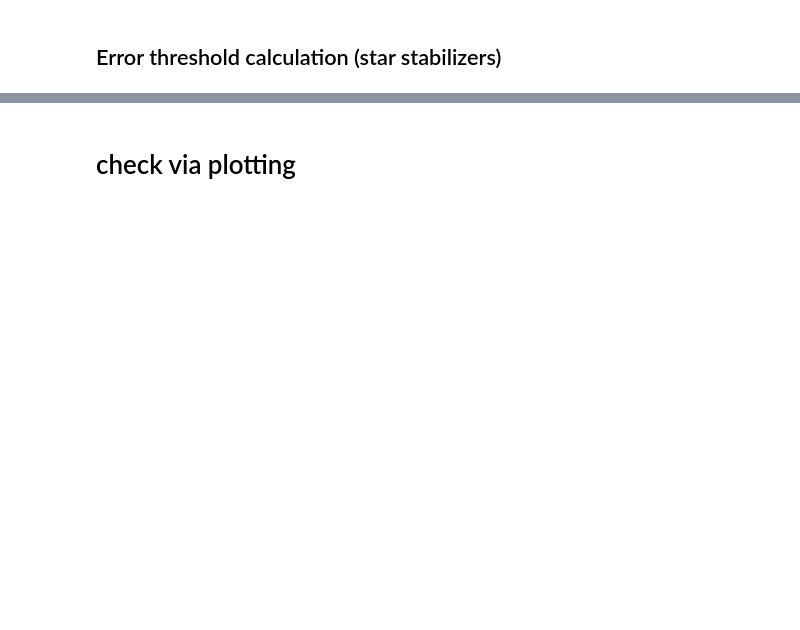
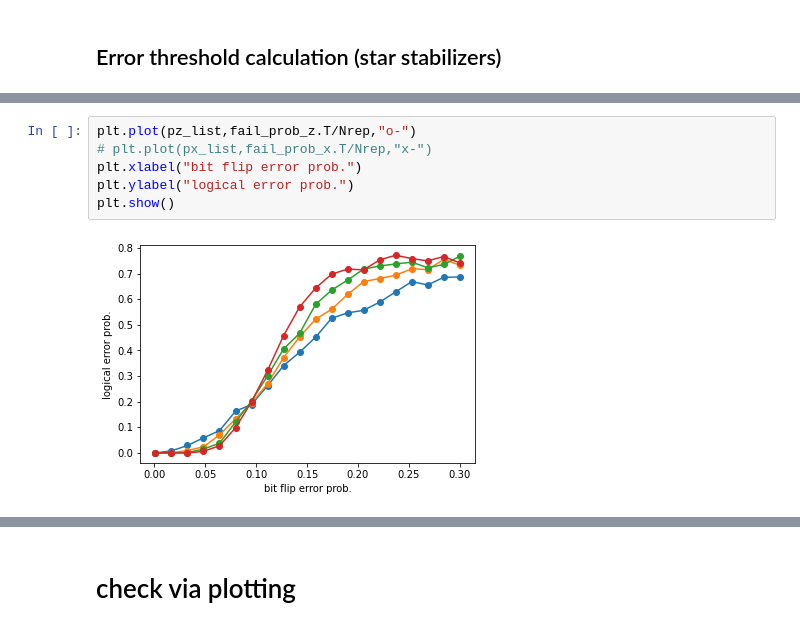
Before and after one commit to hassan-shap/quantum-emitter, a Jupyter notebook: qec-toric-code.ipynb, the cells around one changed output, grey strips where cells are left out. Cells and saved outputs as stored; diff of their text form; blank space fills up the shorter version.

```diff
--- a/qec-toric-code.ipynb
+++ b/qec-toric-code.ipynb
@@ -285,0 +505,8 @@ plt.show()
+# %%
+plt.plot(pz_list,fail_prob_z.T/Nrep,"o-")
+# plt.plot(px_list,fail_prob_x.T/Nrep,"x-")
+plt.xlabel("bit flip error prob.")
+plt.ylabel("logical error prob.")
+plt.show()
+# %% [output]
+[figure, added]
```
Also changed, not shown: parts of 10 cells of this notebook, 1 other file.
